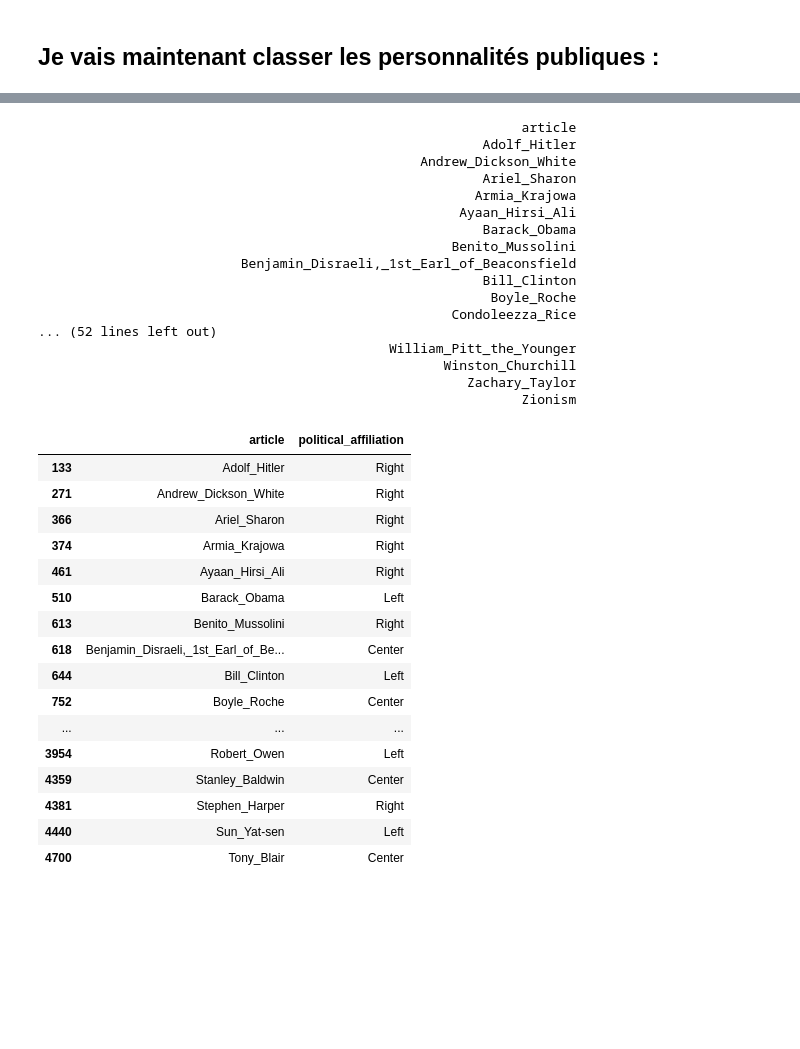
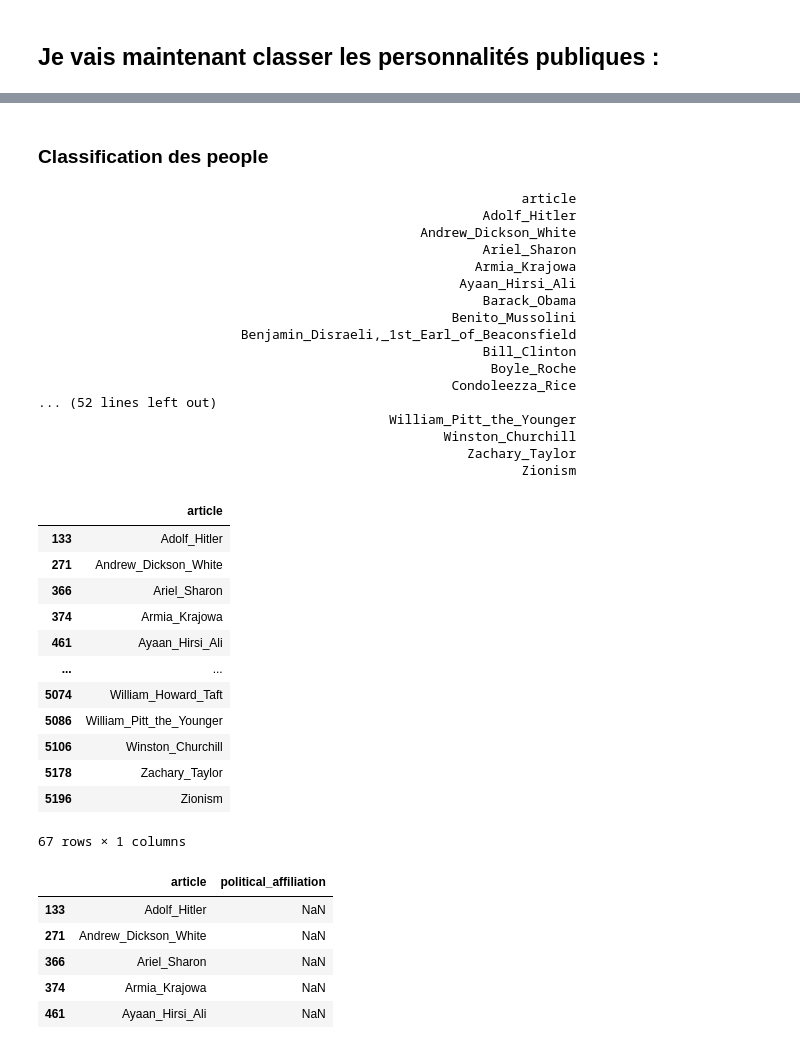
Before and after one commit to epfl-ada/ada-2023-project-miaoumiaou, a Jupyter notebook: Visualisation_wiki.ipynb, the cells around one changed output, grey strips where cells are left out. Drawn from its saved outputs; the diff is of its cells as text; code cells hidden in the pictures; blank space fills up the shorter version.

```diff
--- a/Visualisation_wiki.ipynb
+++ b/Visualisation_wiki.ipynb
@@ -310,9 +416,13 @@ hubs_political_people
+# %% [markdown]
+### Classification des people
 # %%
 politicien = people[people['categories'] == 'Political_People']
 
 politicien = politicien.drop(columns='categories')
 
 print(politicien.to_string(index=False))
+
+politicien
 # %% [output]
                                                               article
                                                          Adolf_Hitler
@@ -331,28 +441,30 @@ print(politicien.to_string(index=False))
                                                     Winston_Churchill
                                                        Zachary_Taylor
                                                               Zionism
+|  | article |
+| 133 | Adolf_Hitler |
+| 271 | Andrew_Dickson_White |
+| 366 | Ariel_Sharon |
+| 374 | Armia_Krajowa |
+| 461 | Ayaan_Hirsi_Ali |
+| ... | ... |
+| 5074 | William_Howard_Taft |
+| 5086 | William_Pitt_the_Younger |
+| 5106 | Winston_Churchill |
+| 5178 | Zachary_Taylor |
+| 5196 | Zionism |
+67 rows × 1 columns
 # %%
 politicien.loc[politicien['article'] == 'Osama_bin_Laden', 'political_affiliation'] = 'Right'
 # %%
-politicien.head(60)
+politicien.head()
 # %% [output]
 |  | article | political_affiliation |
-| 133 | Adolf_Hitler | Right |
-| 271 | Andrew_Dickson_White | Right |
-| 366 | Ariel_Sharon | Right |
-| 374 | Armia_Krajowa | Right |
-| 461 | Ayaan_Hirsi_Ali | Right |
-| 510 | Barack_Obama | Left |
-| 613 | Benito_Mussolini | Right |
-| 618 | Benjamin_Disraeli,_1st_Earl_of_Be... | Center |
-| 644 | Bill_Clinton | Left |
-| 752 | Boyle_Roche | Center |
-| ... | ... | ... |
-| 3954 | Robert_Owen | Left |
-| 4359 | Stanley_Baldwin | Center |
-| 4381 | Stephen_Harper | Right |
-| 4440 | Sun_Yat-sen | Left |
-| 4700 | Tony_Blair | Center |
+| 133 | Adolf_Hitler | NaN |
+| 271 | Andrew_Dickson_White | NaN |
+| 366 | Ariel_Sharon | NaN |
+| 374 | Armia_Krajowa | NaN |
+| 461 | Ayaan_Hirsi_Ali | NaN |
 # %%
 politicien[politicien['political_affiliation'] == 'Left'].count()
 # %% [output]
```
Also changed, not shown: parts of 16 cells of this notebook, 1 other file.
